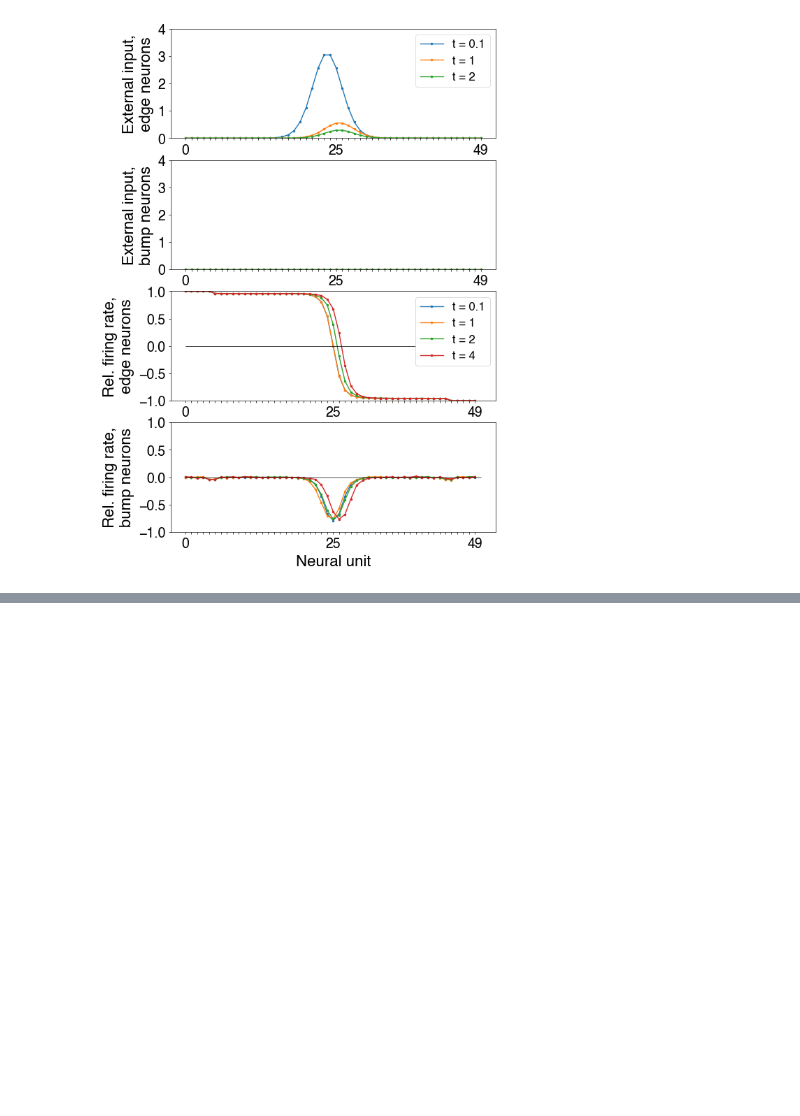
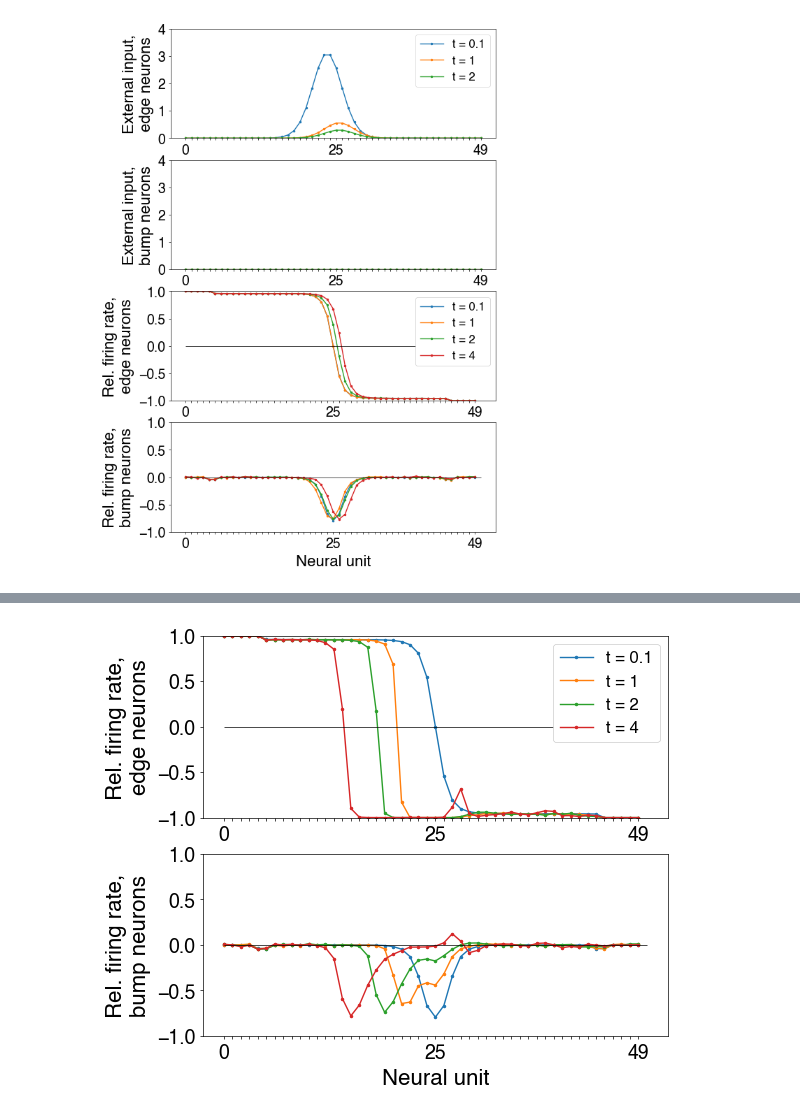
Before and after one commit to Collective-Logic-Lab/laplace-decisions, a Jupyter notebook: develop-self-sustained-translation-operator.ipynb, the cells around one changed output, grey strips where cells are left out. Saved outputs shown, nothing was run; the diff lists cells and outputs as text; code cells hidden in the pictures; blank space fills up the shorter version.

```diff
--- a/develop-self-sustained-translation-operator.ipynb
+++ b/develop-self-sustained-translation-operator.ipynb
@@ -22,8 +24,10 @@ from laplace_network import laplace_network
 
 Npopulation = 50 # number of units in each population
 J = 2 # constant interaction strength between neighbors
+J_edge_bump = 1
+J_bump_edge = 0 # setting strength of feedback from bump to edge neurons
 
-net = laplace_network(Npopulation,J)
+net = laplace_network(Npopulation,J,J_edge_bump=J_edge_bump,J_bump_edge=J_bump_edge)
 # %%
 # old external input code
 # (takes a couple of minutes with Npopulation = 50)
@@ -140,0 +193,44 @@ plt.subplots_adjust(bottom=0.15,top=0.95)
+# %%
+plt.figure(figsize=(6,5))
+minInput,maxInput = 0,4
+minRate,maxRate = -1,1
+times = [0.1,1,2,4]
+
+# firing rate plot, edge neurons
+plt.subplot(2,1,1)
+for t in times:
+    plt.plot(rates.loc[t]['Neuron 0':'Neuron {}'.format(Npopulation-1)],
+             '.-',label="t = {}".format(t),lw=1,ms=3)
+plt.hlines(0,0,50,color='k',lw=0.5)
+#plt.xlabel('Neural unit')
+plt.ylabel('Rel. firing rate,\nedge neurons')
+labels=['' for i in range(Npopulation)]
+labeled_n = [0,int(Npopulation/2),Npopulation-1]
+for n in labeled_n:
+    labels[n] = n
+plt.xticks(ticks=range(Npopulation),labels=labels)
+leg = plt.legend(framealpha=1)
+defaultFigure.makePretty(leg=leg)
+plt.axis(ymin=minRate,ymax=maxRate)
+
+# firing rate plot, bump neurons
+plt.subplot(2,1,2)
+for t in times:
+    plt.plot(rates.loc[t]['Neuron {}'.format(Npopulation):'Neuron {}'.format(2*Npopulation-1)],
+             '.-',label="t = {}".format(t),lw=1,ms=3)
+plt.hlines(0,0,50,color='k',lw=0.5)
+plt.xlabel('Neural unit')
+plt.ylabel('Rel. firing rate,\nbump neurons')
+labels=['' for i in range(Npopulation)]
+labeled_n = [0,int(Npopulation/2),Npopulation-1]
+for n in labeled_n:
+    labels[n] = n
+plt.xticks(ticks=range(Npopulation),labels=labels)
+#leg = plt.legend(framealpha=1)
+defaultFigure.makePretty()
+plt.axis(ymin=minRate,ymax=maxRate)
+
+plt.subplots_adjust(bottom=0.15,top=0.95)
+#plt.savefig('231018_move_edge_decaying_velocity.pdf')
+# %% [output]
+[figure, added]
```
Also changed, not shown: parts of 9 cells of this notebook, 1 other file.
